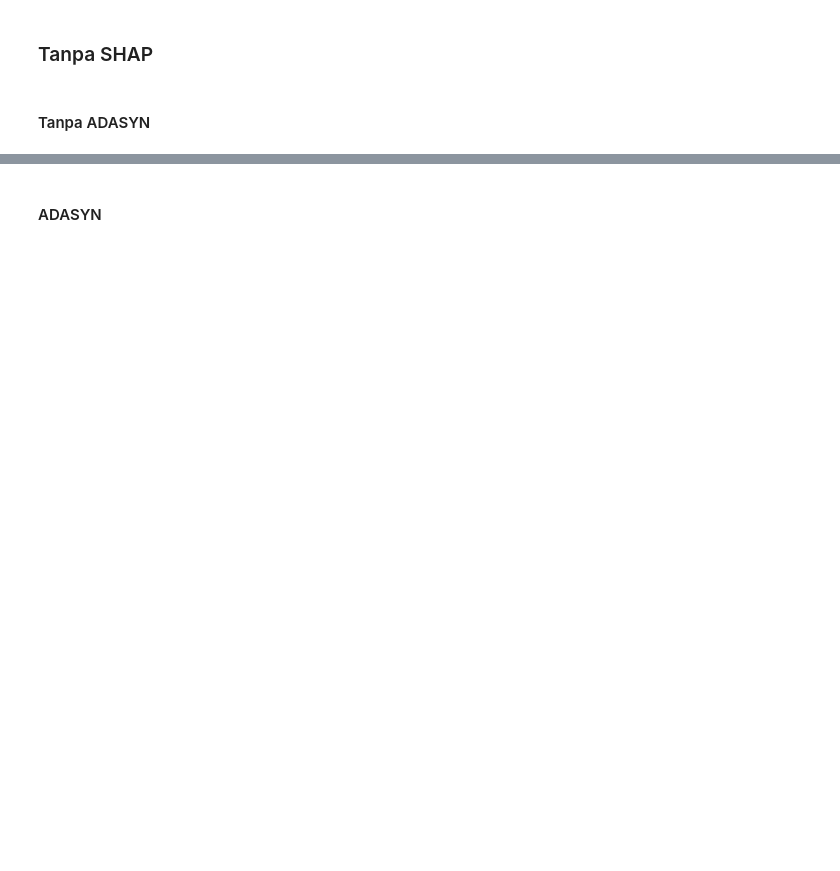
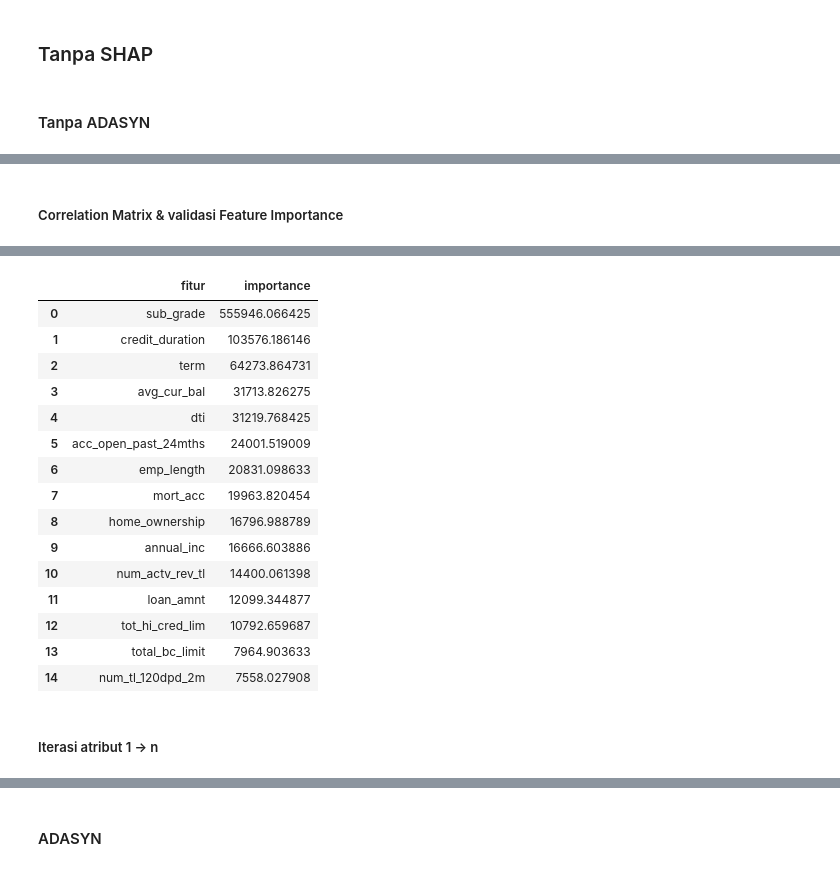
Before and after one commit to irfanbudianto/Feature_Importance, a Jupyter notebook: Feature_Importance_LightGBM.ipynb, the cells around one changed output, grey strips where cells are left out. Drawn from its saved outputs; the diff is of its cells as text; code cells hidden in the pictures; blank space fills up the shorter version.

```diff
--- a/Feature_Importance_LightGBM.ipynb
+++ b/Feature_Importance_LightGBM.ipynb
@@ -406,0 +321,39 @@ df_feature_importance_LightGBM_reduced.loc[df_feature_importance_LightGBM_reduce
+# %% [markdown]
+##### Correlation Matrix & validasi Feature Importance
+# %%
+%%time
+correlation_matrix = df.corr()
+
+# Temukan fitur yang berkorelasi tinggi (di atas ambang batas)
+threshold = 0.85
+high_corr_pairs = set()
+for i in range(len(correlation_matrix.columns)):
+    for j in range(i):
+        if abs(correlation_matrix.iloc[i, j]) > threshold:
+            colname_i = correlation_matrix.columns[i]
+            colname_j = correlation_matrix.columns[j]
+            high_corr_pairs.add((colname_i, colname_j))
+
+# Konversi set pasangan ke list untuk pemrosesan yang lebih mudah
+high_corr_list = list(high_corr_pairs)
+
+# Urutkan pasangan fitur berdasarkan importance_gain (dari terendah ke tertinggi)
+# Kita akan menghapus fitur dengan importance_gain yang lebih rendah dalam pasangan yang berkorelasi tinggi
+
+features_to_drop = set()
+for feature1, feature2 in high_corr_list:
+    # Dapatkan importance_gain untuk kedua fitur
+    gain1 = df_feature_importance_LightGBM[df_feature_importance_LightGBM['fitur'] == feature1]['importance'].values[0]
+    gain2 = df_feature_importance_LightGBM[df_feature_importance_LightGBM['fitur'] == feature2]['importance'].values[0]
+
+    # Bandingkan dan tambahkan fitur dengan gain yang lebih rendah ke daftar drop
+    if gain1 < gain2:
+        features_to_drop.add(feature1)
+    else:
+        features_to_drop.add(feature2)
+
+# Hapus fitur dari df_feature_importance_LightGBM
+df_feature_importance_LightGBM_reduced = df_feature_importance_LightGBM[~df_feature_importance_LightGBM['fitur'].isin(features_to_drop)].reset_index(drop=True)
+
+df_feature_importance_LightGBM_reduced.head(15)
+# %% [output]
@@ -407,2 +362,20 @@ df_feature_importance_LightGBM_reduced.loc[df_feature_importance_LightGBM_reduce
+|  | fitur | importance |
+| 0 | sub_grade | 555946.066425 |
+| 1 | credit_duration | 103576.186146 |
+| 2 | term | 64273.864731 |
+| 3 | avg_cur_bal | 31713.826275 |
+| 4 | dti | 31219.768425 |
+| 5 | acc_open_past_24mths | 24001.519009 |
+| 6 | emp_length | 20831.098633 |
+| 7 | mort_acc | 19963.820454 |
+| 8 | home_ownership | 16796.988789 |
+| 9 | annual_inc | 16666.603886 |
+| 10 | num_actv_rev_tl | 14400.061398 |
+| 11 | loan_amnt | 12099.344877 |
+| 12 | tot_hi_cred_lim | 10792.659687 |
+| 13 | total_bc_limit | 7964.903633 |
+| 14 | num_tl_120dpd_2m | 7558.027908 |
+# %% [markdown]
+##### Iterasi atribut 1 -> n
 # %%
 %%time
```
Also changed, not shown: parts of 69 cells of this notebook.
